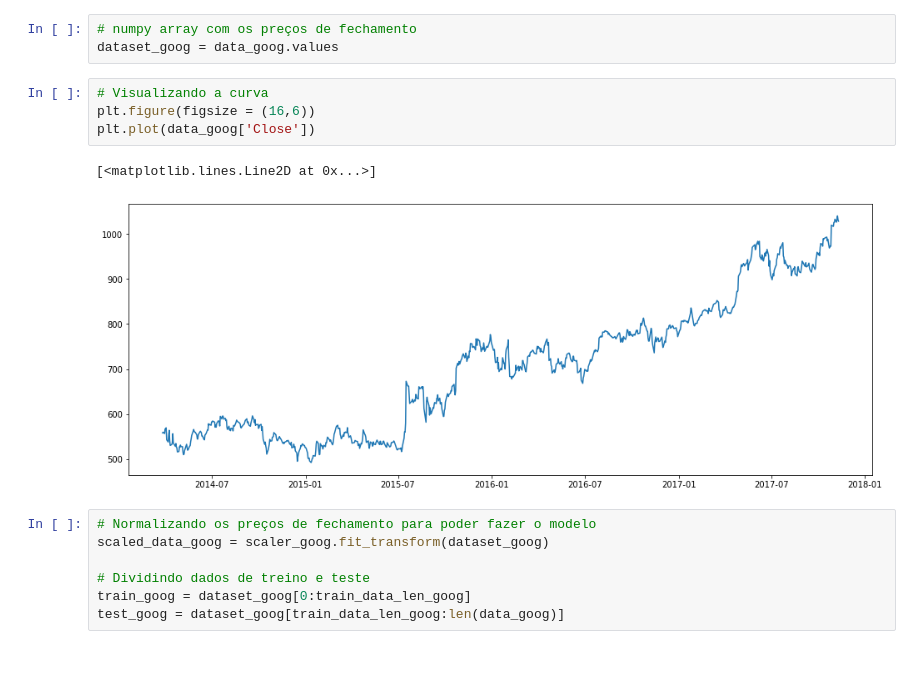
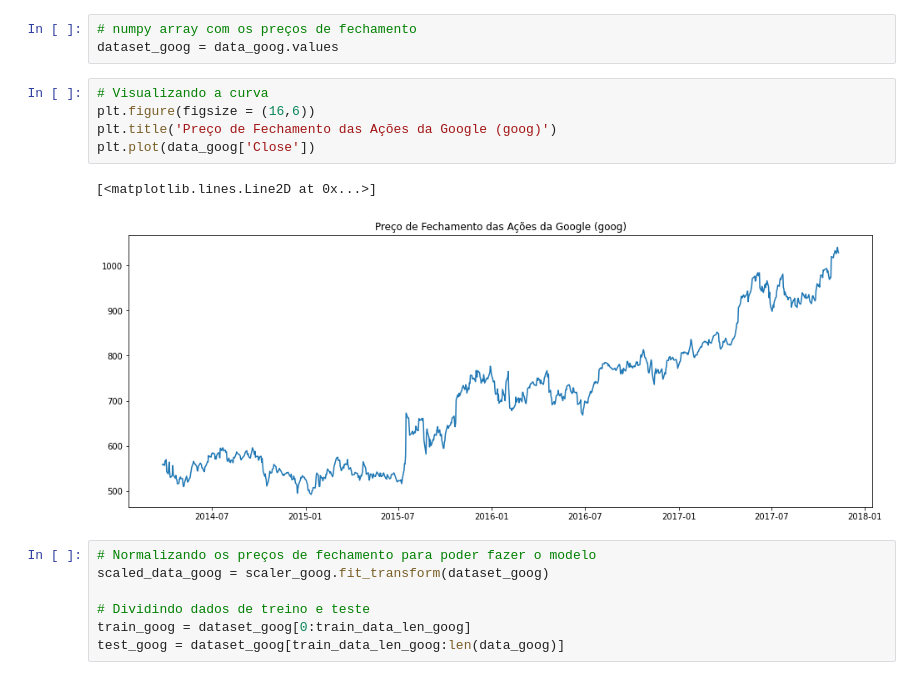
Before and after one commit to andreluraz/desafio_murano, a Jupyter notebook: questoes_desafio_murano.ipynb, the cells around one changed output. Drawn from its saved outputs; the diff is of its cells as text.

```diff
--- a/questoes_desafio_murano.ipynb
+++ b/questoes_desafio_murano.ipynb
@@ -900,10 +947,11 @@ dataset_goog = data_goog.values
 # %%
 # Visualizando a curva
 plt.figure(figsize = (16,6))
+plt.title('Preço de Fechamento das Ações da Google (goog)')
 plt.plot(data_goog['Close'])
 # %% [output]
 [<matplotlib.lines.Line2D at 0x...>]
-[figure, old version]
+[figure, new version]
 # %%
 # Normalizando os preços de fechamento para poder fazer o modelo
 scaled_data_goog = scaler_goog.fit_transform(dataset_goog)
```
Also changed, not shown: parts of 43 cells of this notebook.
